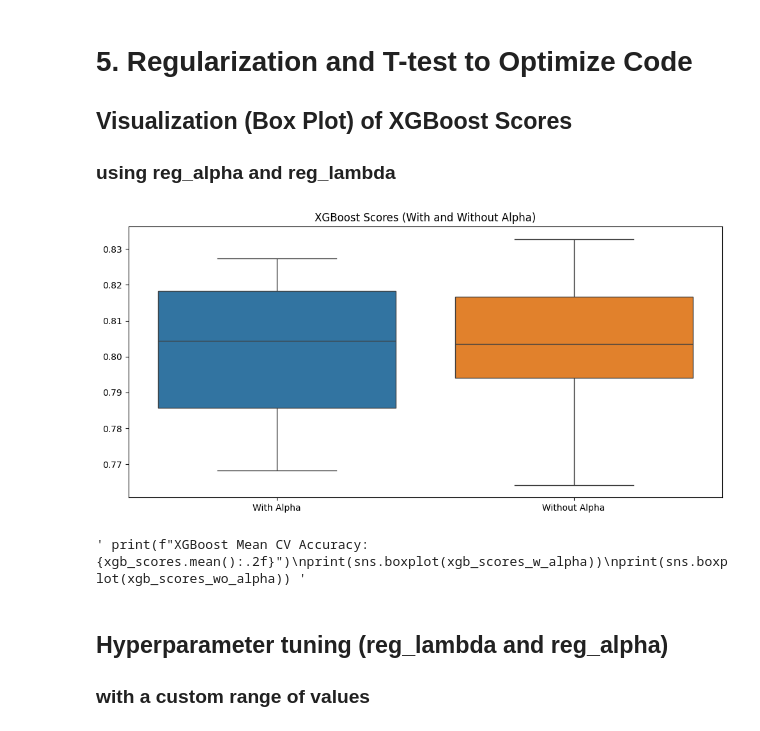
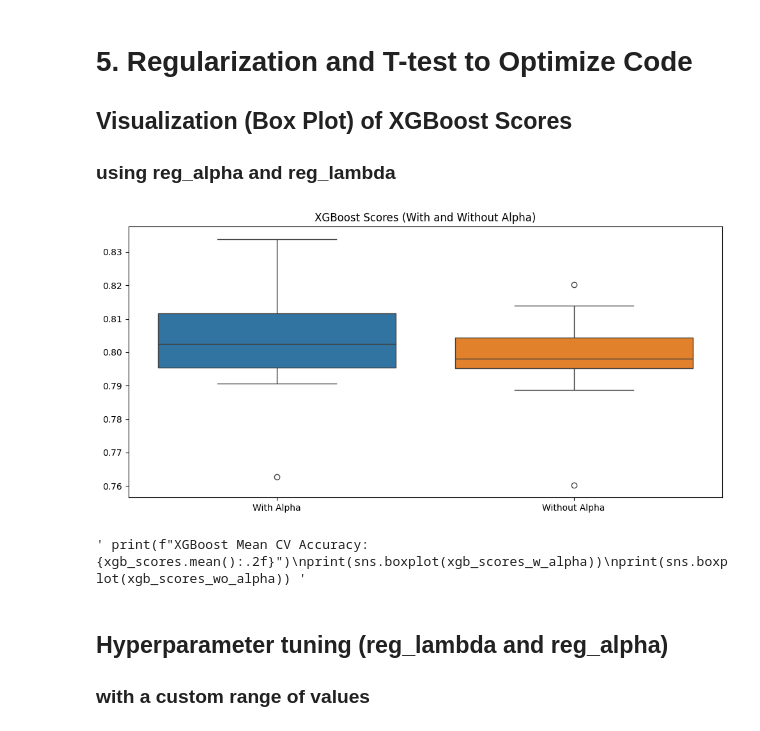
Before and after one commit to BK5102/FURI_Research-Project, a Jupyter notebook: final_analysis.ipynb, the cells around one changed output. Saved outputs shown, nothing was run; the diff lists cells and outputs as text; code cells hidden in the pictures.

```diff
--- a/final_analysis.ipynb
+++ b/final_analysis.ipynb
@@ -212,16 +212,22 @@ combined_selected_features.to_csv("selected_features_labeled_final.csv", sep='\t
 labeled_selected_features = pd.read_csv("selected_features_labeled_final.csv", sep='\t')
 
 # Define features and target
-X = labeled_selected_features[['BPQ020', 'DIQ010', 'DIQ190A', 'DIQ190B', 'PAQ180', 'PADACTIV', 'PADDURAT', 'SLD010H', 'RIAGENDR', 'RIDAGEMN']]
+X_wo_RIAGENDR = labeled_selected_features[['BPQ020', 'DIQ010', 'DIQ190A', 'DIQ190B', 'PAQ180', 'PADACTIV', 'PADDURAT', 'SLD010H','RIDAGEMN']]
+X = labeled_selected_features[['BPQ020', 'DIQ010', 'DIQ190A', 'DIQ190B', 'PAQ180', 'PADACTIV', 'PADDURAT', 'SLD010H','RIAGENDR', 'RIDAGEMN']]
+
 y = labeled_selected_features["PreDM"]
 
 # Split into training and testing sets
 X_train, X_test, y_train, y_test = train_test_split(X, y, test_size=0.2, train_size=0.7, random_state=42)
+X_wo_RIAGENDR_train, X_wo_RIAGENDR_test, y_train, y_test = train_test_split(X_wo_RIAGENDR, y, test_size=0.2, train_size=0.7, random_state=42)
 
 # Standardize features
 scaler = StandardScaler()
-X_train_scaled = scaler.fit_transform(X_train)
-X_test_scaled = scaler.transform(X_test)
+X_train_scaled = scaler.fit_transform(X)
+# X_test_scaled = scaler.transform(X_test)
+
+X_wo_RIAGENDR_train_scaled = scaler.fit_transform(X_wo_RIAGENDR)
+# X_w_RIAGENDR_test_scaled = scaler.transform(X_test)
 # %% [markdown]
 # 3. Model Training and Evaluation
 # %%
@@ -291,0 +284,18 @@ XGBoost Mean CV Accuracy: 0.78
+# %%
+## cross-validation of models
+
+kf = KFold(n_splits=10, shuffle=True)
+    #random_state = 42
+#X_wo_RIAGENDR_train_scaled
+# Decision Tree CV
+dt_scores = cross_val_score(DecisionTreeClassifier(random_state=42), X_wo_RIAGENDR_train_scaled, y, cv=kf, scoring='accuracy')
+print(f"Decision Tree Mean CV Accuracy: {dt_scores.mean(): .2f}")
+
+# Logistic Regression CV
+lr_scores = cross_val_score(LogisticRegression(max_iter=2000, class_weight='balanced', random_state=42), X_wo_RIAGENDR_train_scaled, y, cv=kf, scoring='accuracy')
+print(f"Logistic Regression Mean CV Accuracy: {lr_scores.mean():.2f}")
+
+# XGBoost CV
+xgb_scores = cross_val_score(xgb.XGBClassifier(eval_metric='logloss', random_state=42), X_wo_RIAGENDR_train_scaled, y, cv=kf, scoring='accuracy')
+print(f"XGBoost Mean CV Accuracy: {xgb_scores.mean():.2f}")
+#print(sns.boxplot(xgb_scores))
@@ -296,32 +310,32 @@ XGBoost Mean CV Accuracy: 0.78
 # %%
 ## box plot of xgboost scores with and without alpha
 
-xgb_scores_w_alpha = cross_val_score(xgb.XGBClassifier(eval_metric='logloss', random_state=42,reg_lambda= 0.04039211783792193, reg_alpha=0.10189315999689169), X_train_scaled, y_train, cv=kf, scoring='f1')
+xgb_scores_w_alpha = cross_val_score(xgb.XGBClassifier(eval_metric='logloss', random_state=42,reg_lambda= 0.010667454567077583, reg_alpha=0.04426281481067611), X_train_scaled, y_train, cv=kf, scoring='f1')
 xgb_scores_wo_alpha = cross_val_score(xgb.XGBClassifier(eval_metric='logloss', random_state=42), X_train_scaled, y_train, cv=kf, scoring='accuracy')
 
 box_plots = [xgb_scores_w_alpha, xgb_scores_wo_alpha]
 
 fig, axes = plt.subplots(figsize=(10, 5))
 
 sns.boxplot(data=box_plots, ax=axes)
 axes.set_title("XGBoost Scores (With and Without Alpha)")
 axes.set_xticklabels(["With Alpha", "Without Alpha"])
 
 """ sns.boxplot(x=xgb_scores_wo_alpha, ax=axes[1])
 axes[1].set_title("XGBoost Scores (Without Alpha)") """
 
 plt.tight_layout()
 
 plt.savefig("final_visualizations/xgb_scores_alpha.png", dpi=300, bbox_inches="tight")
 #plt.savefig("final_visualizations/xgb_scores_wo_alpha.png", dpi=300, bbox_inches="tight")
 
 plt.show()
 
 """ print(f"XGBoost Mean CV Accuracy: {xgb_scores.mean():.2f}")
 print(sns.boxplot(xgb_scores_w_alpha))
 print(sns.boxplot(xgb_scores_wo_alpha)) """
 # %% [output]
-[figure, old version]
+[figure, new version]
 ' print(f"XGBoost Mean CV Accuracy: {xgb_scores.mean():.2f}")\nprint(sns.boxplot(xgb_scores_w_alpha))\nprint(sns.boxplot(xgb_scores_wo_alpha)) '
 # %% [markdown]
 ## Hyperparameter tuning (reg_lambda and reg_alpha)
```
Also changed, not shown: parts of 14 cells of this notebook, 11 other files.
